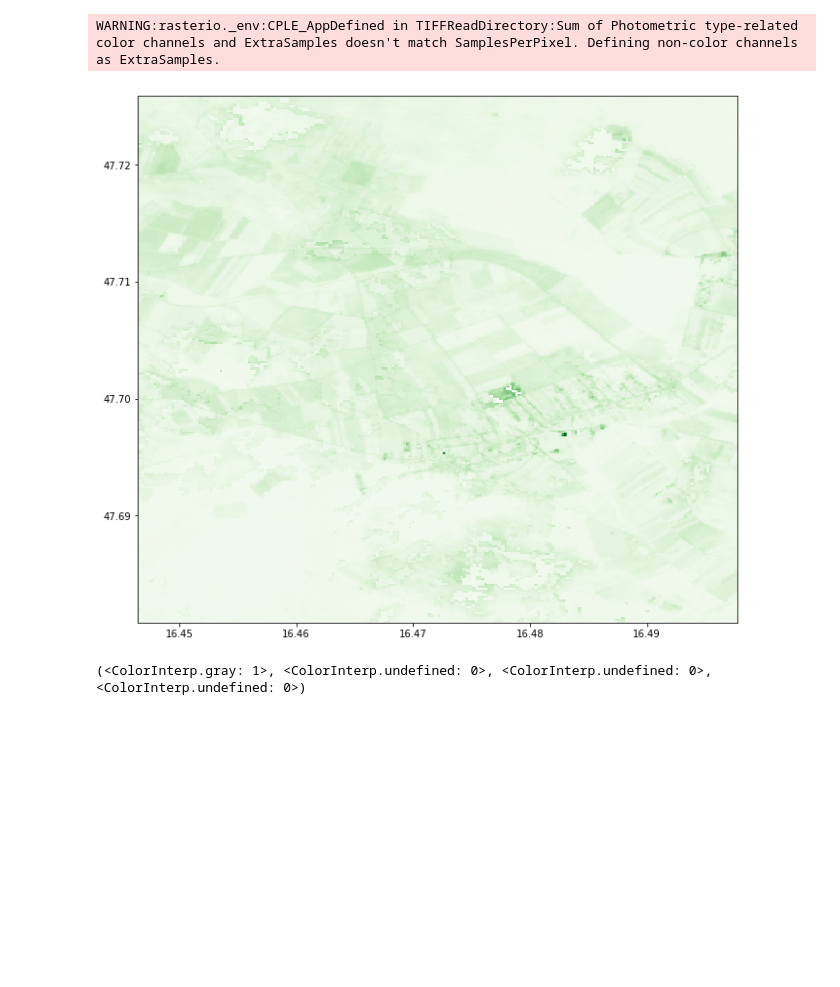
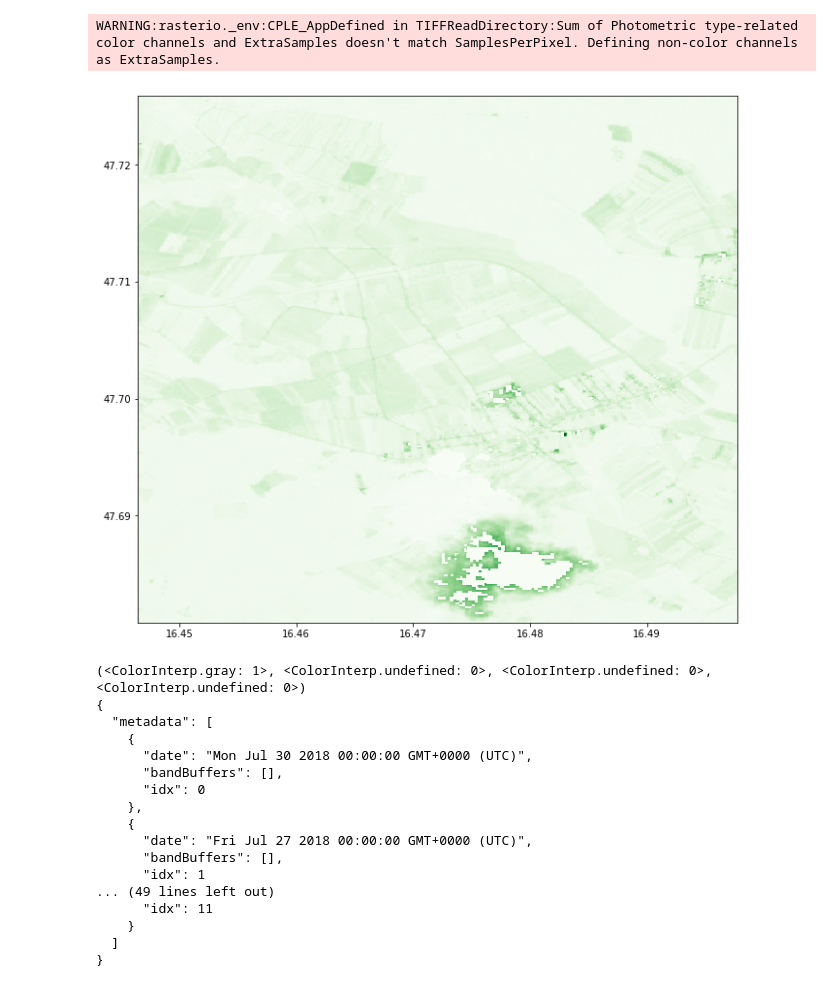
Before and after one commit to StefanBrand/masterdatacube, a Jupyter notebook: SH_Process_API.ipynb, the cells around one changed output. Cells and saved outputs as stored; diff of their text form; code cells hidden in the pictures; blank space fills up the shorter version.

Commit message:
Experiment with SH metadata

```diff
--- a/SH_Process_API.ipynb
+++ b/SH_Process_API.ipynb
@@ -115,7 +115,7 @@ evalscript = f"""
 
       for (var i = 0; i < samples.length; i++) {{
         //TODO order should be reversed when we go leastRecent
-        if (startDate-scenes[i].date.getTime()>interval*24*3600*1000)
+        if (startDate-scenes[i].date.getTime()>=interval*24*3600*1000)
         {{
           fillResultArray(interval_number, int_bands)
 
@@ -156,6 +156,14 @@ evalscript = f"""
         results[ix][interval_number] = 65535*calculateIndex(results['B08'][interval_number],results['B04'][interval_number])
       }}
     }}
+
+    function updateOutputMetadata(scenes, inputMetadata, outputMetadata) {{
+      outputMetadata.userData = {{ "metadata": scenes.map(s => {{
+          s.date = s.date.toString()
+          return s
+        }})
+      }}
+    }}
 """
 print(evalscript)
 # %% [output]
@@ -269,6 +277,12 @@ tar.list()
 tar.extractall('../testing/')#('B04.tif', '../testing/')
 with rasterio.open(tar.extractfile('B02.tif')) as tif:
     pyplot.figure(figsize=(16,10))
-    show((tif,2), transform=tif.transform, cmap='Greens')
+    show((tif,3), transform=tif.transform, cmap='Greens')
     print(tif.colorinterp)
+
+import json
+with open('../testing/userdata.json') as userdata:
+    parsed = json.load(userdata)
+    #print(json.dumps(parsed, indent=4, sort_keys=True))
+    print(json.dumps(parsed, indent=2))
 # %% [output]
@@ -281,3 +295,19 @@ with rasterio.open(tar.extractfile('B02.tif')) as tif:
 WARNING:rasterio._env:CPLE_AppDefined in TIFFReadDirectory:Sum of Photometric type-related color channels and ExtraSamples doesn't match SamplesPerPixel. Defining non-color channels as ExtraSamples.
-[figure, old version]
+[figure, new version]
 (<ColorInterp.gray: 1>, <ColorInterp.undefined: 0>, <ColorInterp.undefined: 0>, <ColorInterp.undefined: 0>)
+{
+  "metadata": [
+    {
+      "date": "Mon Jul 30 2018 00:00:00 GMT+0000 (UTC)",
+      "bandBuffers": [],
+      "idx": 0
+    },
+    {
+      "date": "Fri Jul 27 2018 00:00:00 GMT+0000 (UTC)",
+      "bandBuffers": [],
+      "idx": 1
+... (49 lines left out)
+      "idx": 11
+    }
+  ]
+}
```
Also changed, not shown: parts of 3 cells of this notebook.
